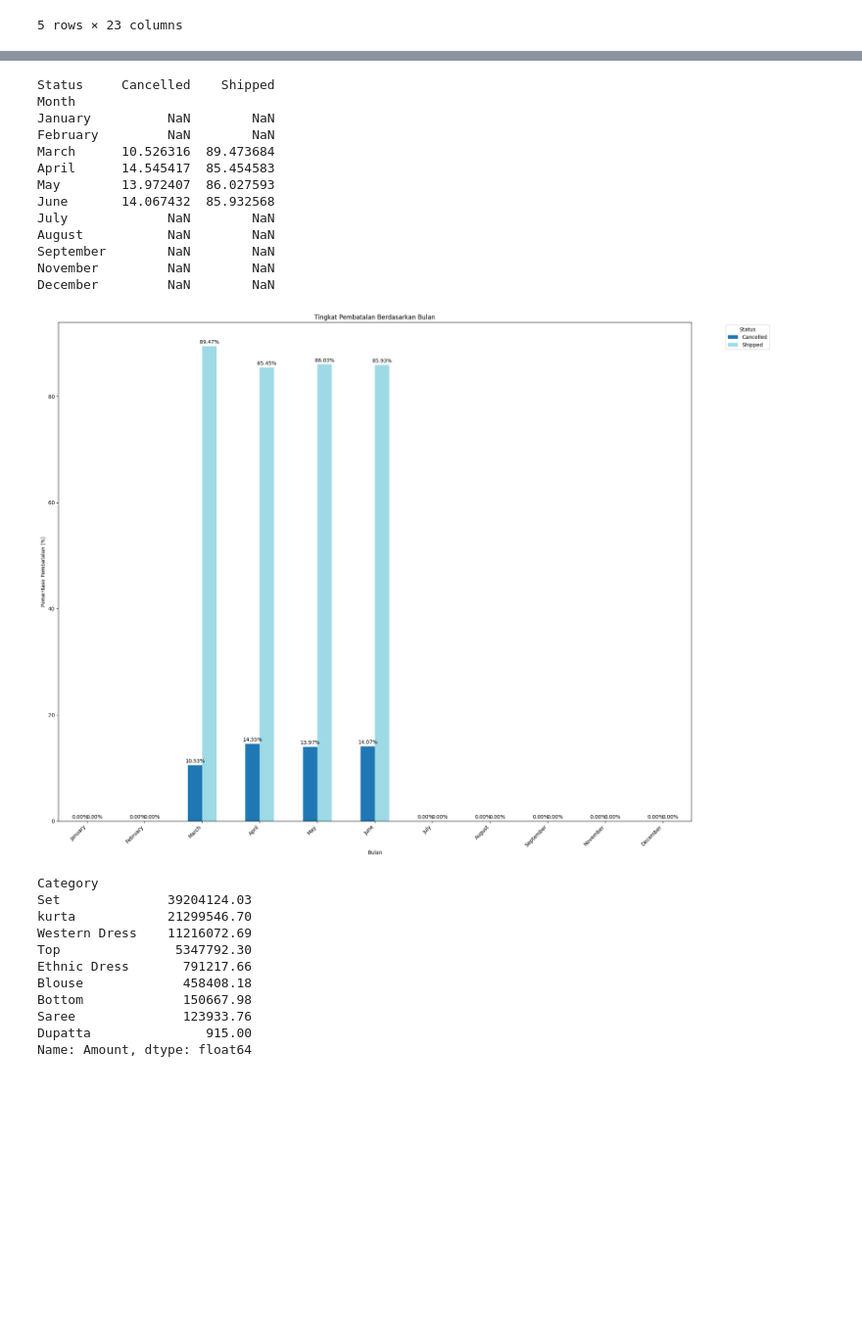
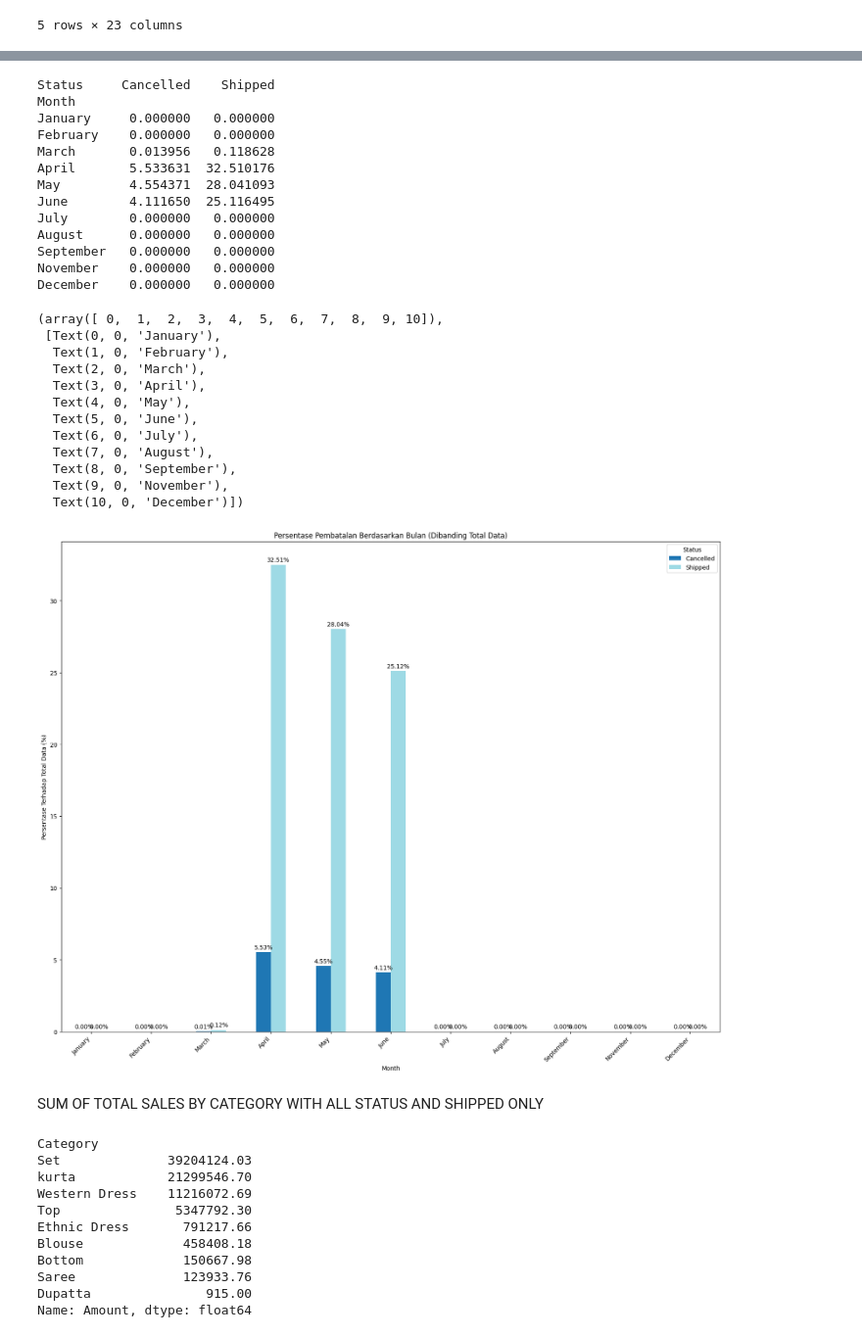
Before and after one commit to ThoriqNaufal20/Analisis-Amazon-Retail, a Jupyter notebook: analysis_retail.ipynb, the cells around one changed output, grey strips where cells are left out. Shown at 98% size. Drawn from its saved outputs; the diff is of its cells as text; code cells hidden in the pictures; blank space fills up the shorter version.

```diff
--- a/analysis_retail.ipynb
+++ b/analysis_retail.ipynb
@@ -253,66 +278,76 @@ df.head()
 # %%
-# Tentukan urutan hari
+# Tentukan urutan
 month_order = ['January', 'February', 'March', 'April', 'May', 'June', 'July', 'August', 'September', 'November', 'December']
 
 # Ubah kolom 'Day' menjadi kategori dengan urutan yang ditentukan
 df['Month'] = pd.Categorical(df['Month'], categories=month_order, ordered=True)
 
 # Mengelompokkan data dan menghitung jumlah setiap status per hari
 status_rate = df.groupby(['Month', 'Status']).size().unstack(fill_value=0)
 
-# Menghitung persentase untuk setiap status
-statusrate_percentage = status_rate.div(status_rate.sum(axis=1), axis=0) * 100
+# Menghitung total data secara keseluruhan
+total_data = status_rate.sum().sum()
 
-# Print hasil persentase per status untuk setiap Fulfillment
-print(statusrate_percentage)
+# Menghitung persentase per hari dibandingkan total data
+statusrate_percentage_total = status_rate.div(total_data) * 100
+
+# Print hasil persentase per status untuk setiap hari dibandingkan dengan total data
+print(statusrate_percentage_total)
 
 # Plot dengan ukuran figure yang disesuaikan
 fig, ax = plt.subplots(figsize=(20, 15))  # Menyesuaikan ukuran untuk fleksibilitas
 
 # Menggunakan palet warna untuk memudahkan perbedaan kategori
-colors = plt.cm.get_cmap('tab20', len(statusrate_percentage.columns))
+colors = plt.cm.get_cmap('tab20', len(statusrate_percentage_total.columns))
 
 # Visualisasi dengan bar chart
-statusrate_percentage.plot(kind='bar', ax=ax, color=colors(range(len(statusrate_percentage.columns))),
-                           title='Tingkat Pembatalan Berdasarkan Bulan')
+statusrate_percentage_total.plot(kind='bar', ax=ax, color=colors(range(len(statusrate_percentage_total.columns))),
+                                 title='Persentase Pembatalan Berdasarkan Bulan (Dibanding Total Data)')
 
 # Menambahkan angka di atas setiap bar
 for p in ax.patches:
     ax.annotate(f'{p.get_height():.2f}%',
                 (p.get_x() + p.get_width() / 2., p.get_height()),
                 ha='center', va='baseline',
                 xytext=(0, 5), textcoords='offset points')
 
 # Menambahkan label sumbu
-plt.ylabel('Persentase Pembatalan (%)')
-plt.xlabel('Bulan')
+plt.ylabel('Persentase Terhadap Total Data (%)')
+plt.xlabel('Month')
 
 # Memutar label di sumbu X untuk menghindari overlap
 plt.xticks(rotation=45, ha='right')
 
-# Menambahkan legenda di luar plot agar lebih terlihat jika data banyak
-plt.legend(title='Status', bbox_to_anchor=(1.05, 1), loc='upper left')
-
-# Mengatur tata letak agar lebih rapi
-plt.tight_layout()
-
-# Menampilkan grafik
-plt.show()
+# Menambahkan legenda
 # %% [output]
 Status     Cancelled    Shipped
 Month
-January          NaN        NaN
-February         NaN        NaN
-March      10.526316  89.473684
-April      14.545417  85.454583
-May        13.972407  86.027593
-June       14.067432  85.932568
-July             NaN        NaN
-August           NaN        NaN
-September        NaN        NaN
-November         NaN        NaN
-December         NaN        NaN
+January     0.000000   0.000000
+February    0.000000   0.000000
+March       0.013956   0.118628
+April       5.533631  32.510176
+May         4.554371  28.041093
+June        4.111650  25.116495
+July        0.000000   0.000000
+August      0.000000   0.000000
+September   0.000000   0.000000
+November    0.000000   0.000000
+December    0.000000   0.000000
+(array([ 0,  1,  2,  3,  4,  5,  6,  7,  8,  9, 10]),
+ [Text(0, 0, 'January'),
+  Text(1, 0, 'February'),
+  Text(2, 0, 'March'),
+  Text(3, 0, 'April'),
+  Text(4, 0, 'May'),
+  Text(5, 0, 'June'),
+  Text(6, 0, 'July'),
+  Text(7, 0, 'August'),
+  Text(8, 0, 'September'),
+  Text(9, 0, 'November'),
+  Text(10, 0, 'December')])
-[figure, old version]
+[figure, new version]
+# %% [markdown]
+SUM OF TOTAL SALES BY CATEGORY WITH ALL STATUS AND SHIPPED ONLY
 # %%
 # Mengelompokkan berdasarkan kategori dan menjumlahkan amount untuk setiap kategori
 total_sales_per_category = df.groupby('Category')['Amount'].sum()
```
Also changed, not shown: parts of 19 cells of this notebook, 1 other file.
